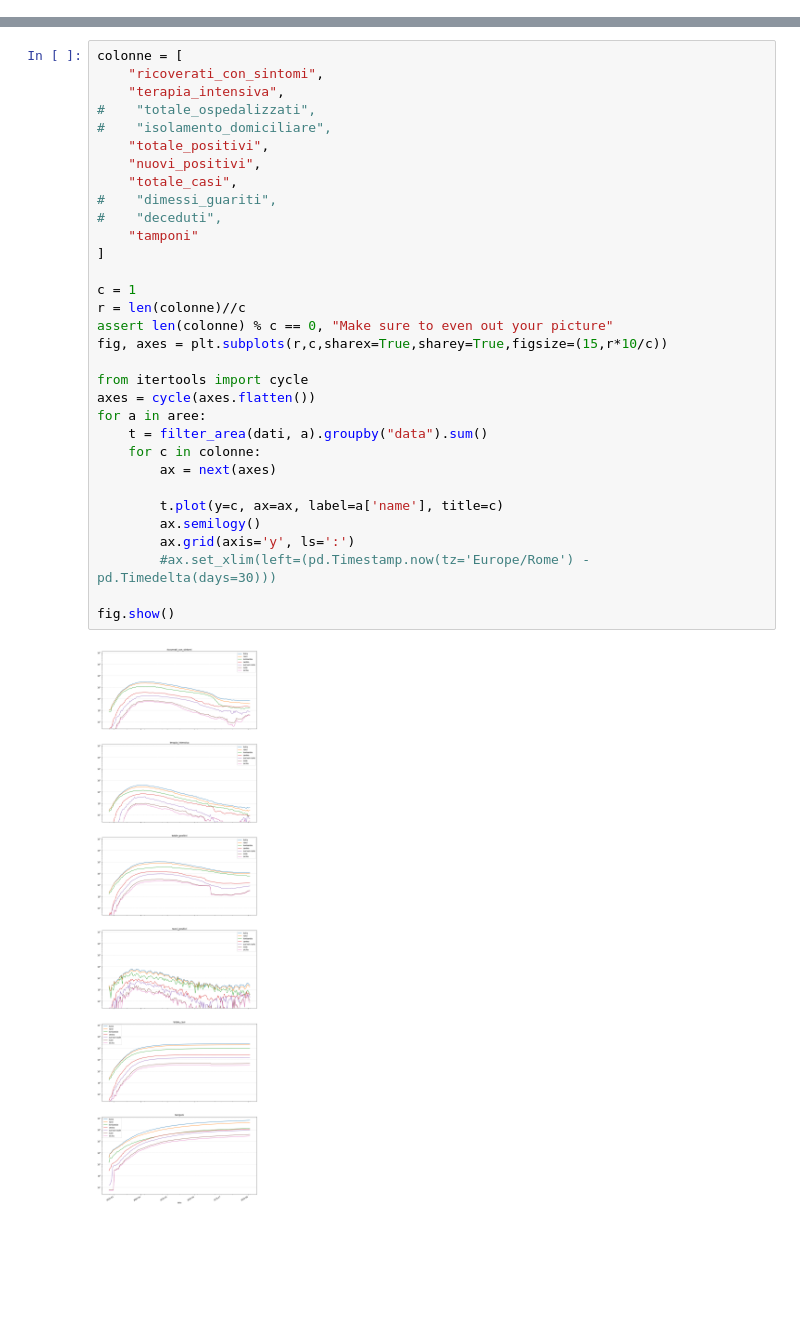
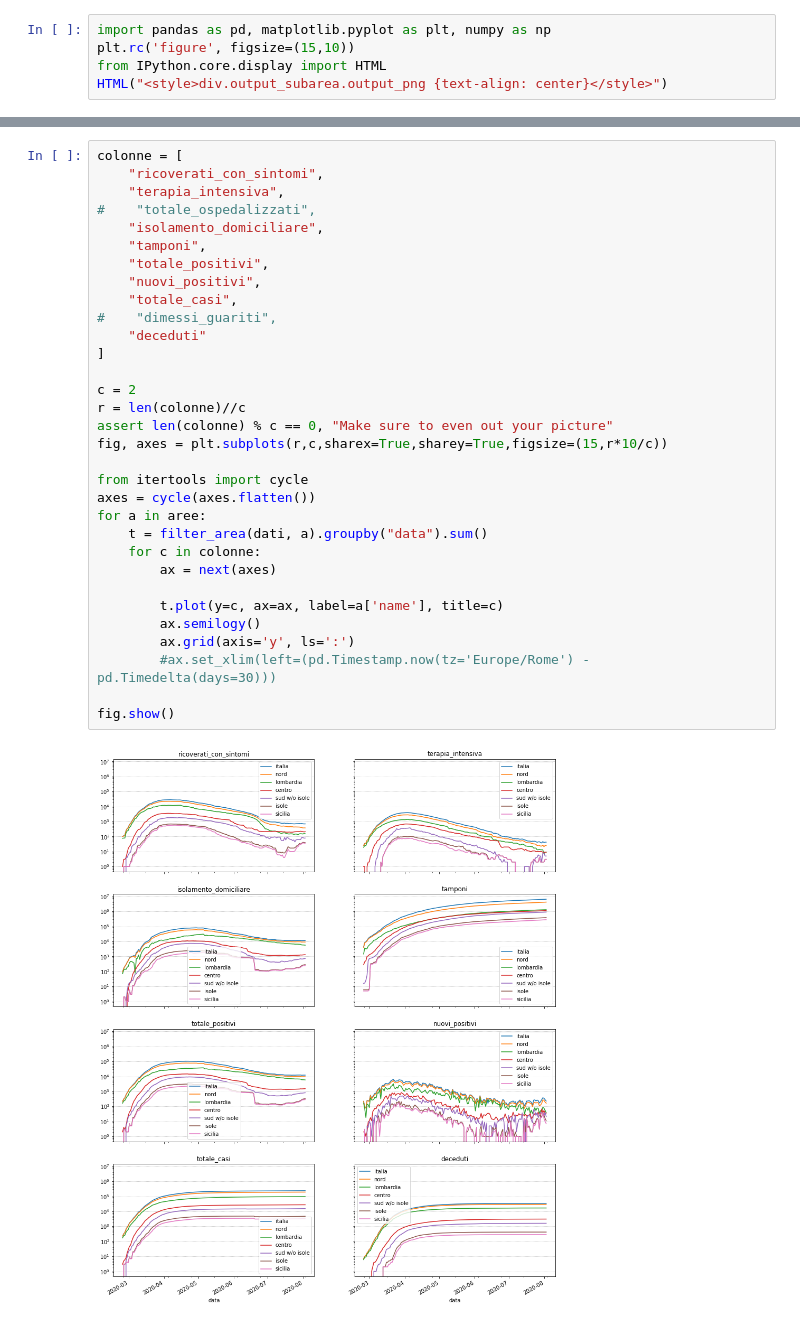
Before and after one commit to AvverbioPronome/covid, a Jupyter notebook: Covid1.ipynb, the cells around one changed output, grey strips where cells are left out. Cells and saved outputs as stored; diff of their text form; blank space fills up the shorter version.

```diff
--- a/Covid1.ipynb
+++ b/Covid1.ipynb
@@ -1 +1,6 @@
+# %%
+import pandas as pd, matplotlib.pyplot as plt, numpy as np
+plt.rc('figure', figsize=(15,10))
+from IPython.core.display import HTML
+HTML("<style>div.output_subarea.output_png {text-align: center}</style>")
 # %%
@@ -44,35 +47,35 @@ def filter_area(df, area):
 # %%
 colonne = [
     "ricoverati_con_sintomi",
     "terapia_intensiva",
 #    "totale_ospedalizzati",
-#    "isolamento_domiciliare",
+    "isolamento_domiciliare",
+    "tamponi",
     "totale_positivi",
     "nuovi_positivi",
     "totale_casi",
 #    "dimessi_guariti",
-#    "deceduti",
-    "tamponi"
+    "deceduti"
 ]
 
-c = 1
+c = 2
 r = len(colonne)//c
 assert len(colonne) % c == 0, "Make sure to even out your picture"
 fig, axes = plt.subplots(r,c,sharex=True,sharey=True,figsize=(15,r*10/c))
 
 from itertools import cycle
 axes = cycle(axes.flatten())
 for a in aree:
     t = filter_area(dati, a).groupby("data").sum()
     for c in colonne:
         ax = next(axes)
 
         t.plot(y=c, ax=ax, label=a['name'], title=c)
         ax.semilogy()
         ax.grid(axis='y', ls=':')
         #ax.set_xlim(left=(pd.Timestamp.now(tz='Europe/Rome') - pd.Timedelta(days=30)))
 
 fig.show()
 # %% [output]
-[figure, old version]
+[figure, new version]
 # %%
```
Also changed, not shown: parts of 4 cells of this notebook.
